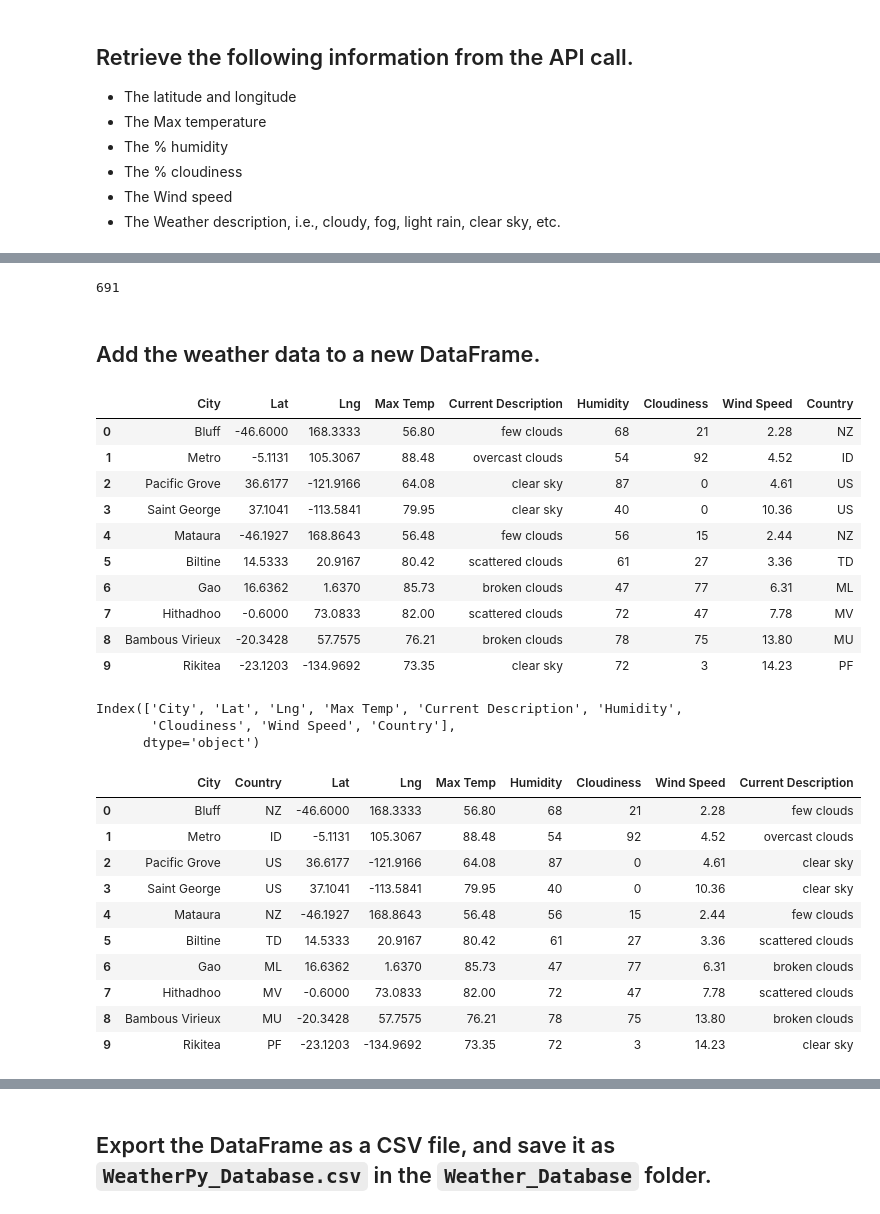
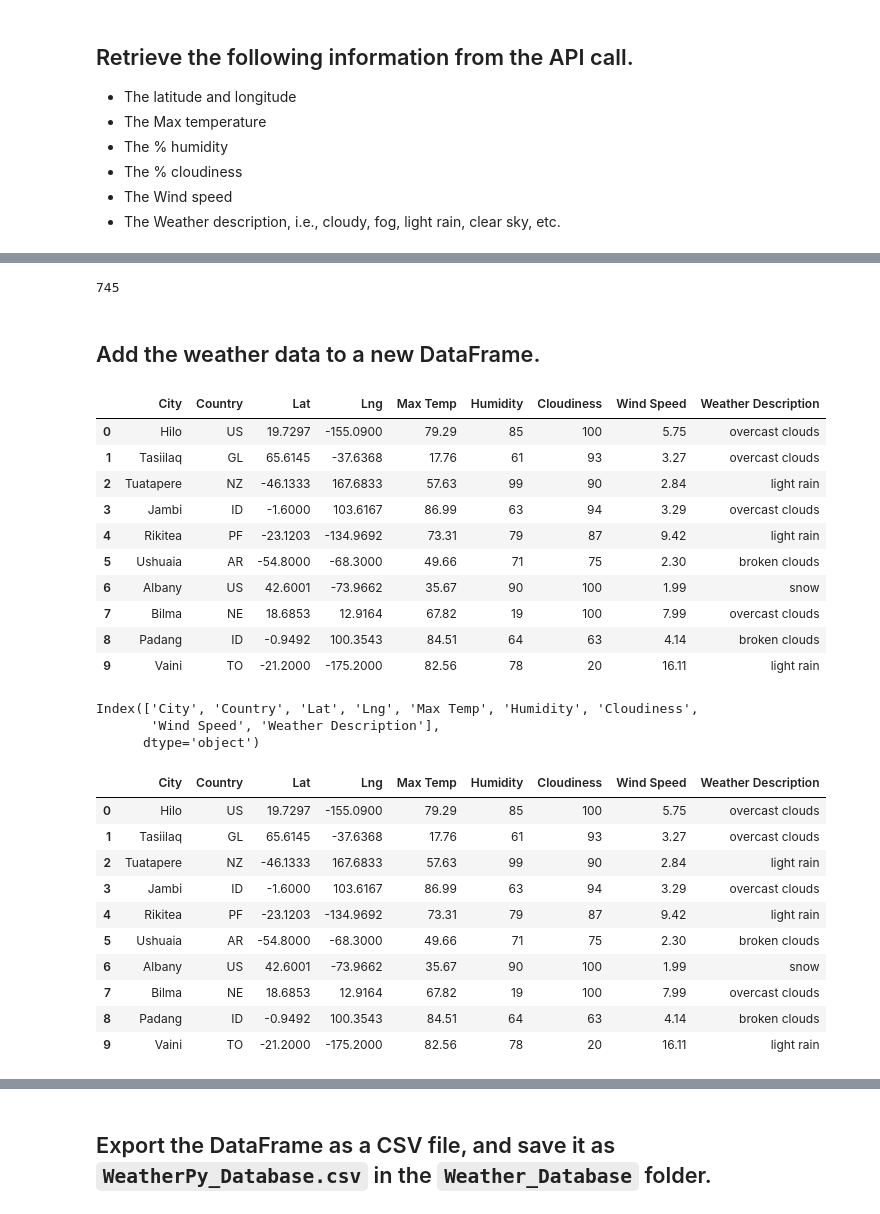
Before and after one commit to dh4rt/https-github.com-dh4rt-World_Weather_Analysis, a Jupyter notebook: Weather_Database/Weather_Database.ipynb, the cells around one changed output, grey strips where cells are left out. Drawn from its saved outputs; the diff is of its cells as text; code cells hidden in the pictures.

```diff
--- a/Weather_Database/Weather_Database.ipynb
+++ b/Weather_Database/Weather_Database.ipynb
@@ -38,8 +38,8 @@ from citipy import citipy
 ## Use the `np.random.uniform` function to generate a new set of 2,000 random latitudes and 2,000 longitudes.
 # %%
 # Create a set of random latitude and longitude combinations
-lats = np.random.uniform(low=-90.000, high=90.000, size=9000)
-lngs = np.random.uniform(low=-180.000, high=180.000, size=9000)
+lats = np.random.uniform(low=-90.000, high=90.000, size=2000)
+lngs = np.random.uniform(low=-180.000, high=180.000, size=2000)
 
 # Use the zip function to create an iterator of tuples containing the latitude and longitude combinations
 lat_lngs = zip(lats, lngs)
@@ -136,24 +134,31 @@ for i, city in enumerate(cities):
     try:
         city_weather = requests.get(city_url).json()
         # Parse out the latitude, longitude, max temp, humidity, cloudiness, wind, country, and weather description
+        city_city = city.title()
+        city_country = city_weather['sys']['country']
+        city_date = datetime.utcfromtimestamp(city_weather["dt"]).strftime('%Y-%m-%d %H:%M:%S')
         city_lat = city_weather["coord"]["lat"]
         city_lng = city_weather["coord"]["lon"]
         city_max_temp = city_weather["main"]["temp_max"]
         city_humidity = city_weather["main"]["humidity"]
         city_clouds = city_weather["clouds"]["all"]
         city_wind = city_weather["wind"]["speed"]
-        city_country = city_weather["sys"]["country"]
+        city_crnt = city_weather["weather"][0]["description"]
+        city_cloud = city_weather["clouds"]["all"]
+
 
         # Append the city information into the city_data list
         city_data.append({"City": city.title(),
+                          "Country": city_weather['sys']['country'],
                           "Lat": city_lat,
                           "Lng": city_lng,
                           "Max Temp": city_max_temp,
                           "Humidity": city_humidity,
                           "Cloudiness": city_clouds,
                           "Wind Speed": city_wind,
-                          "Country": city_country,
-                          "Date": city_date})
+                          "Weather Description": city_crnt,
+                          "Cloudiness": city_cloud
+                          })
 
     # If an error is experienced, skip the city
     except:
@@ -186,56 +191,57 @@ City not found. Skipping...
 # Print the length of the city_data list to verify how many cities you have
 len(city_data)
 # %% [output]
-691
+745
 # %% [markdown]
 ## Add the weather data to a new DataFrame.
 # %%
 # Use the city_data list to create a new pandas DataFrame.
-city_data_df = # YOUR CODE HERE
+city_data_df = pd.DataFrame(city_data)
 # %%
 # Display sample data
 city_data_df.head(10)
 # %% [output]
-|  | City | Lat | Lng | Max Temp | Current Description | Humidity | Cloudiness | Wind Speed | Country |
-| 0 | Bluff | -46.6000 | 168.3333 | 56.80 | few clouds | 68 | 21 | 2.28 | NZ |
-| 1 | Metro | -5.1131 | 105.3067 | 88.48 | overcast clouds | 54 | 92 | 4.52 | ID |
-| 2 | Pacific Grove | 36.6177 | -121.9166 | 64.08 | clear sky | 87 | 0 | 4.61 | US |
-| 3 | Saint George | 37.1041 | -113.5841 | 79.95 | clear sky | 40 | 0 | 10.36 | US |
-| 4 | Mataura | -46.1927 | 168.8643 | 56.48 | few clouds | 56 | 15 | 2.44 | NZ |
-| 5 | Biltine | 14.5333 | 20.9167 | 80.42 | scattered clouds | 61 | 27 | 3.36 | TD |
-| 6 | Gao | 16.6362 | 1.6370 | 85.73 | broken clouds | 47 | 77 | 6.31 | ML |
-| 7 | Hithadhoo | -0.6000 | 73.0833 | 82.00 | scattered clouds | 72 | 47 | 7.78 | MV |
-| 8 | Bambous Virieux | -20.3428 | 57.7575 | 76.21 | broken clouds | 78 | 75 | 13.80 | MU |
-| 9 | Rikitea | -23.1203 | -134.9692 | 73.35 | clear sky | 72 | 3 | 14.23 | PF |
+|  | City | Country | Lat | Lng | Max Temp | Humidity | Cloudiness | Wind Speed | Weather Description |
+| 0 | Hilo | US | 19.7297 | -155.0900 | 79.29 | 85 | 100 | 5.75 | overcast clouds |
+| 1 | Tasiilaq | GL | 65.6145 | -37.6368 | 17.76 | 61 | 93 | 3.27 | overcast clouds |
+| 2 | Tuatapere | NZ | -46.1333 | 167.6833 | 57.63 | 99 | 90 | 2.84 | light rain |
+| 3 | Jambi | ID | -1.6000 | 103.6167 | 86.99 | 63 | 94 | 3.29 | overcast clouds |
+| 4 | Rikitea | PF | -23.1203 | -134.9692 | 73.31 | 79 | 87 | 9.42 | light rain |
+| 5 | Ushuaia | AR | -54.8000 | -68.3000 | 49.66 | 71 | 75 | 2.30 | broken clouds |
+| 6 | Albany | US | 42.6001 | -73.9662 | 35.67 | 90 | 100 | 1.99 | snow |
+| 7 | Bilma | NE | 18.6853 | 12.9164 | 67.82 | 19 | 100 | 7.99 | overcast clouds |
+| 8 | Padang | ID | -0.9492 | 100.3543 | 84.51 | 64 | 63 | 4.14 | broken clouds |
+| 9 | Vaini | TO | -21.2000 | -175.2000 | 82.56 | 78 | 20 | 16.11 | light rain |
 # %%
 # Display the DataFrame's column names using the columns Pandas function
 city_data_df.columns
 # %% [output]
-Index(['City', 'Lat', 'Lng', 'Max Temp', 'Current Description', 'Humidity',
-       'Cloudiness', 'Wind Speed', 'Country'],
+Index(['City', 'Country', 'Lat', 'Lng', 'Max Temp', 'Humidity', 'Cloudiness',
+       'Wind Speed', 'Weather Description'],
       dtype='object')
 # %%
 # Create a list to reorder the column names as follows:
 # "City", "Country", "Lat", "Lng", "Max Temp", "Humidity",  "Cloudiness", "Wind Speed",  "Current Description"
 # YOUR CODE HERE
-
+new_column_order = ["City", "Country", "Lat", "Lng", "Max Temp", "Humidity", "Cloudiness", "Wind Speed", "Weather Description"]
 # Recreate the DataFrame by using the new column order
 # YOUR CODE HERE
-
+city_data_df = city_data_df[new_column_order]
 # Display sample data
 # YOUR CODE HERE
+city_data_df.head(10)
 # %% [output]
-|  | City | Country | Lat | Lng | Max Temp | Humidity | Cloudiness | Wind Speed | Current Description |
-| 0 | Bluff | NZ | -46.6000 | 168.3333 | 56.80 | 68 | 21 | 2.28 | few clouds |
-| 1 | Metro | ID | -5.1131 | 105.3067 | 88.48 | 54 | 92 | 4.52 | overcast clouds |
-| 2 | Pacific Grove | US | 36.6177 | -121.9166 | 64.08 | 87 | 0 | 4.61 | clear sky |
-| 3 | Saint George | US | 37.1041 | -113.5841 | 79.95 | 40 | 0 | 10.36 | clear sky |
-| 4 | Mataura | NZ | -46.1927 | 168.8643 | 56.48 | 56 | 15 | 2.44 | few clouds |
-| 5 | Biltine | TD | 14.5333 | 20.9167 | 80.42 | 61 | 27 | 3.36 | scattered clouds |
-| 6 | Gao | ML | 16.6362 | 1.6370 | 85.73 | 47 | 77 | 6.31 | broken clouds |
-| 7 | Hithadhoo | MV | -0.6000 | 73.0833 | 82.00 | 72 | 47 | 7.78 | scattered clouds |
-| 8 | Bambous Virieux | MU | -20.3428 | 57.7575 | 76.21 | 78 | 75 | 13.80 | broken clouds |
-| 9 | Rikitea | PF | -23.1203 | -134.9692 | 73.35 | 72 | 3 | 14.23 | clear sky |
+|  | City | Country | Lat | Lng | Max Temp | Humidity | Cloudiness | Wind Speed | Weather Description |
+| 0 | Hilo | US | 19.7297 | -155.0900 | 79.29 | 85 | 100 | 5.75 | overcast clouds |
+| 1 | Tasiilaq | GL | 65.6145 | -37.6368 | 17.76 | 61 | 93 | 3.27 | overcast clouds |
+| 2 | Tuatapere | NZ | -46.1333 | 167.6833 | 57.63 | 99 | 90 | 2.84 | light rain |
+| 3 | Jambi | ID | -1.6000 | 103.6167 | 86.99 | 63 | 94 | 3.29 | overcast clouds |
+| 4 | Rikitea | PF | -23.1203 | -134.9692 | 73.31 | 79 | 87 | 9.42 | light rain |
+| 5 | Ushuaia | AR | -54.8000 | -68.3000 | 49.66 | 71 | 75 | 2.30 | broken clouds |
+| 6 | Albany | US | 42.6001 | -73.9662 | 35.67 | 90 | 100 | 1.99 | snow |
+| 7 | Bilma | NE | 18.6853 | 12.9164 | 67.82 | 19 | 100 | 7.99 | overcast clouds |
+| 8 | Padang | ID | -0.9492 | 100.3543 | 84.51 | 64 | 63 | 4.14 | broken clouds |
+| 9 | Vaini | TO | -21.2000 | -175.2000 | 82.56 | 78 | 20 | 16.11 | light rain |
 # %%
 # Display the data types of each column by using the dtypes Pandas function
 # YOUR CODE HERE
```
Also changed, not shown: parts of 5 cells of this notebook, 7 other files.
